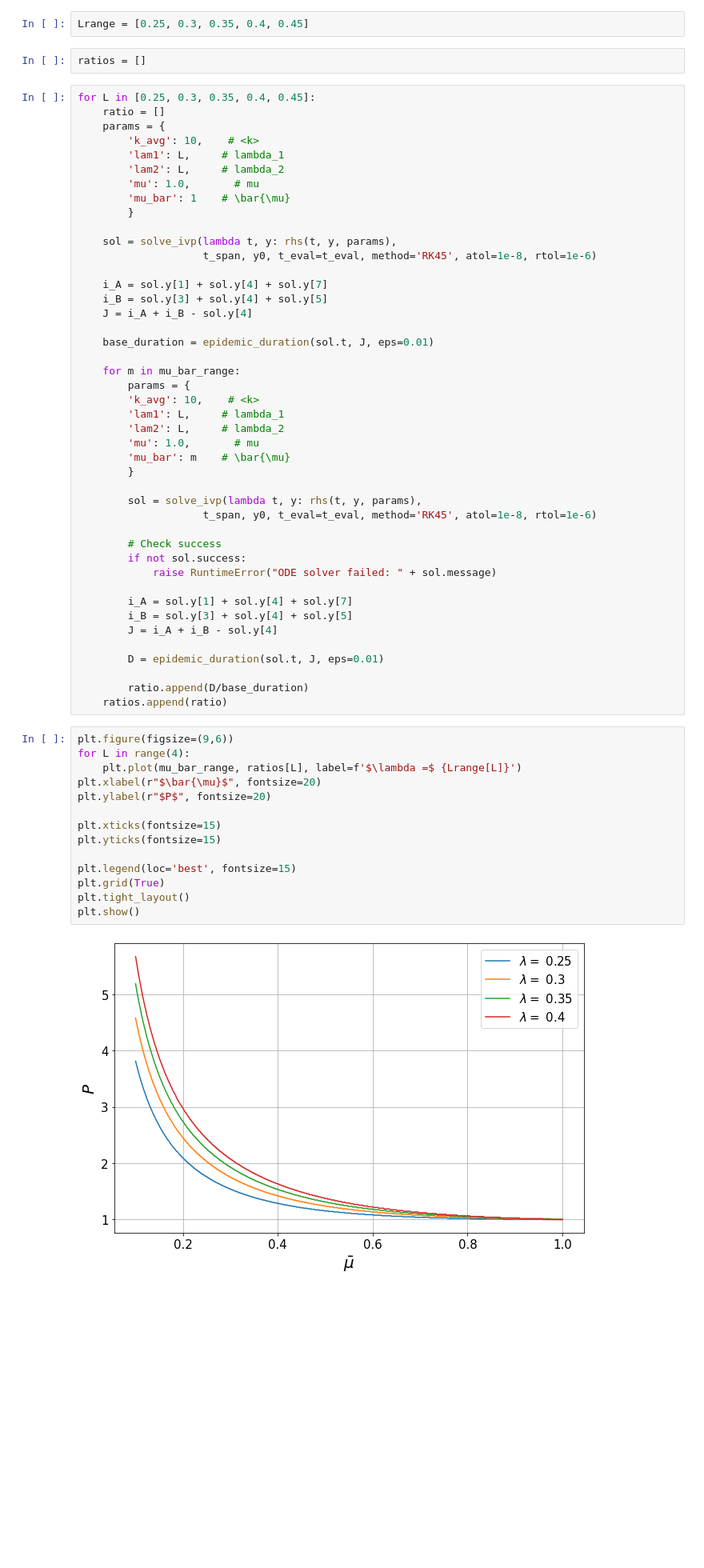
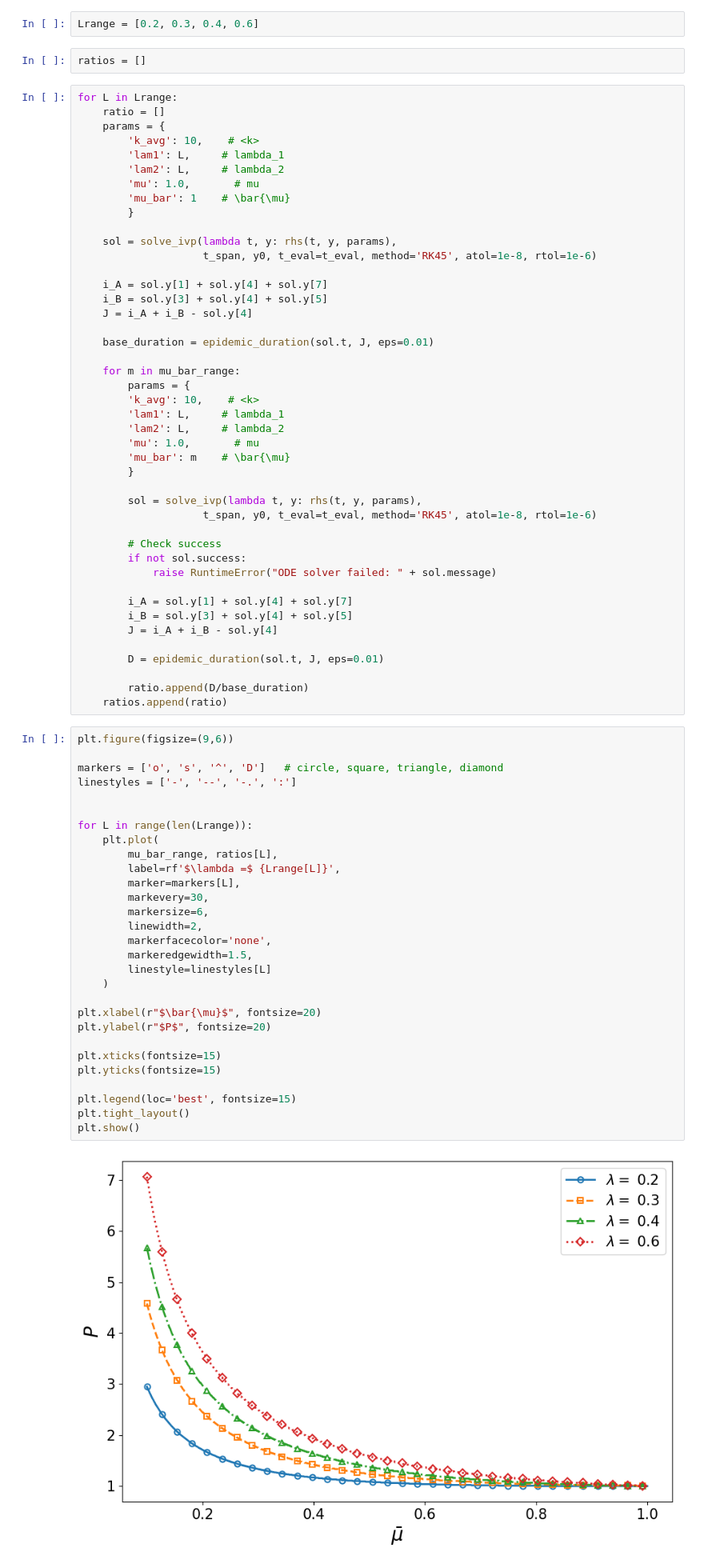
Before and after one commit to palafox794/symbioticSIR, a Jupyter notebook: duration.ipynb, the cells around one changed output. Shown at 80% size. Drawn from its saved outputs; the diff is of its cells as text; blank space fills up the shorter version.

```diff
--- a/duration.ipynb
+++ b/duration.ipynb
@@ -81,11 +80,11 @@ base_duration = epidemic_duration(sol.t, J, eps=0.01)
 # %%
 mu_bar_range = np.linspace(.1, 1, 1000)
 # %%
-Lrange = [0.25, 0.3, 0.35, 0.4, 0.45]
+Lrange = [0.2, 0.3, 0.4, 0.6]
 # %%
 ratios = []
 # %%
-for L in [0.25, 0.3, 0.35, 0.4, 0.45]:
+for L in Lrange:
     ratio = []
     params = {
         'k_avg': 10,    # <k>
@@ -130,17 +129,32 @@ for L in [0.25, 0.3, 0.35, 0.4, 0.45]:
     ratios.append(ratio)
 # %%
 plt.figure(figsize=(9,6))
-for L in range(4):
-    plt.plot(mu_bar_range, ratios[L], label=f'$\lambda =$ {Lrange[L]}')
+
+markers = ['o', 's', '^', 'D']   # circle, square, triangle, diamond
+linestyles = ['-', '--', '-.', ':']
+
+
+for L in range(len(Lrange)):
+    plt.plot(
+        mu_bar_range, ratios[L],
+        label=rf'$\lambda =$ {Lrange[L]}',
+        marker=markers[L],
+        markevery=30,
+        markersize=6,
+        linewidth=2,
+        markerfacecolor='none',
+        markeredgewidth=1.5,
+        linestyle=linestyles[L]
+    )
+
 plt.xlabel(r"$\bar{\mu}$", fontsize=20)
 plt.ylabel(r"$P$", fontsize=20)
 
 plt.xticks(fontsize=15)
 plt.yticks(fontsize=15)
 
 plt.legend(loc='best', fontsize=15)
-plt.grid(True)
 plt.tight_layout()
 plt.show()
 # %% [output]
-[figure, old version]
+[figure, new version]
```
Also changed, not shown: parts of 1 cell of this notebook, 6 other files.
